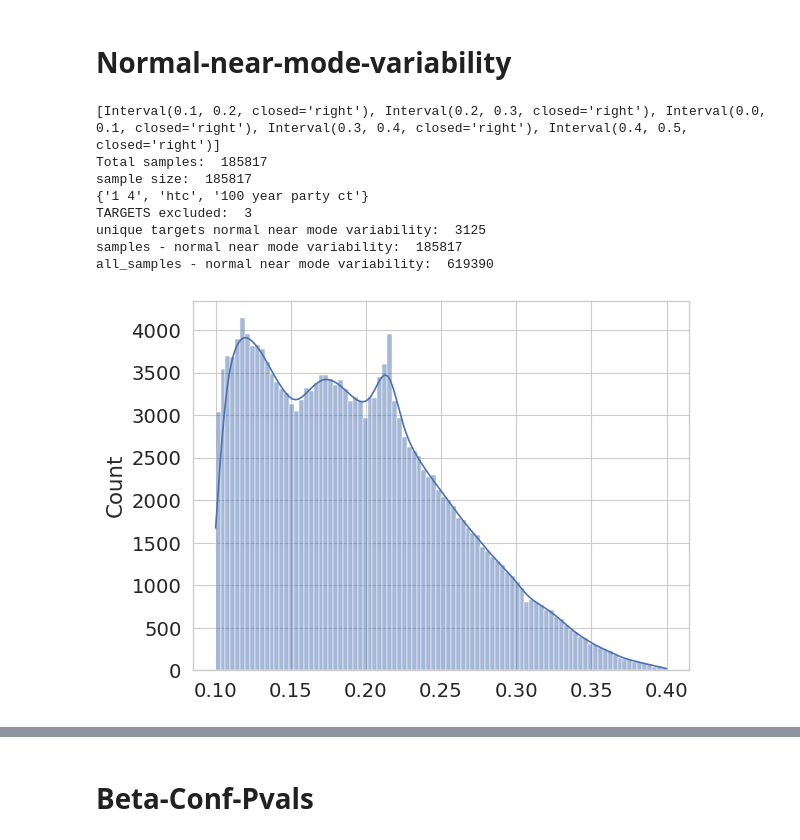
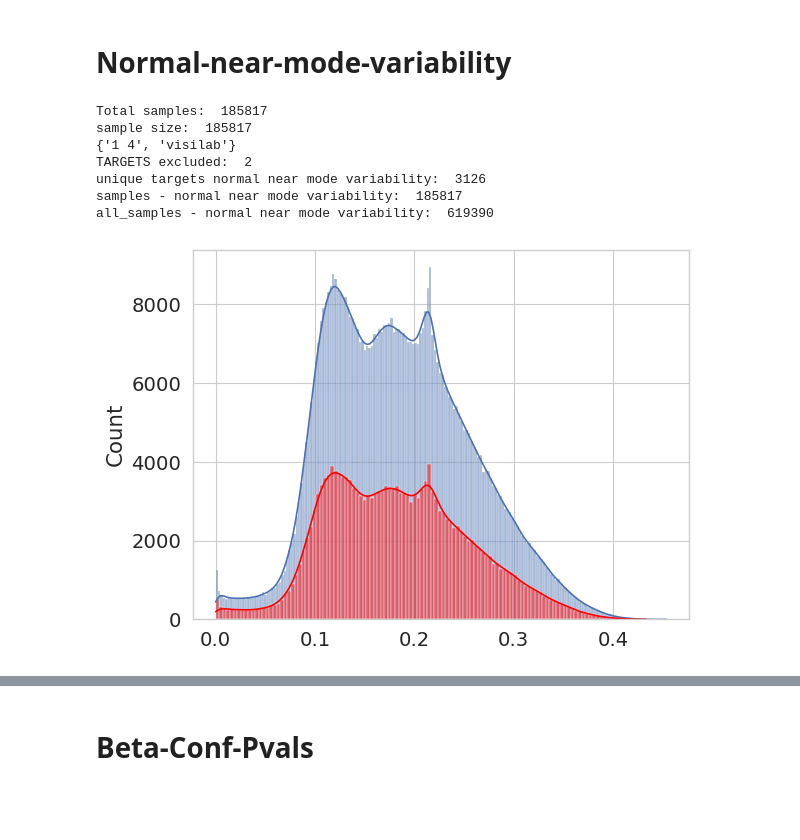
Before and after one commit to jr4fs/vl-pretraining, a Jupyter notebook: src/dataset_selection/sampling/stratified_beta_sampling.ipynb, the cells around one changed output, grey strips where cells are left out. Drawn from its saved outputs; the diff is of its cells as text; code cells hidden in the pictures; blank space fills up the shorter version.

```diff
--- a/src/dataset_selection/sampling/stratified_beta_sampling.ipynb
+++ b/src/dataset_selection/sampling/stratified_beta_sampling.ipynb
@@ -828,19 +715,18 @@ def normal_near_mode_variability_vanilla(df, lower, upper, model, training_budge
 # %%
 sampling_dataset = 'multilabel_full'
 sampling_model = 'LXR111'
 
 
 base_path = '../../../snap/vqa/lxr111_multilabel_full_run_3/'
 df = pd.read_pickle(base_path+"datamap_metrics.pkl")
 
-normal_near_mode_variability(df, 0.1, 0.4, sampling_model, 30, dataset=sampling_dataset)
+normal_near_mode_variability(df, 0.0, 0.5, sampling_model, 30, dataset=sampling_dataset, normalize='pvals')
 # %% [output]
-[Interval(0.1, 0.2, closed='right'), Interval(0.2, 0.3, closed='right'), Interval(0.0, 0.1, closed='right'), Interval(0.3, 0.4, closed='right'), Interval(0.4, 0.5, closed='right')]
 Total samples:  185817
 sample size:  185817
-{'1 4', 'htc', '100 year party ct'}
-TARGETS excluded:  3
-unique targets normal near mode variability:  3125
+{'1 4', 'visilab'}
+TARGETS excluded:  2
+unique targets normal near mode variability:  3126
 samples - normal near mode variability:  185817
 all_samples - normal near mode variability:  619390
-[figure, old version]
+[figure, new version]
```
Also changed, not shown: parts of 9 cells of this notebook.
